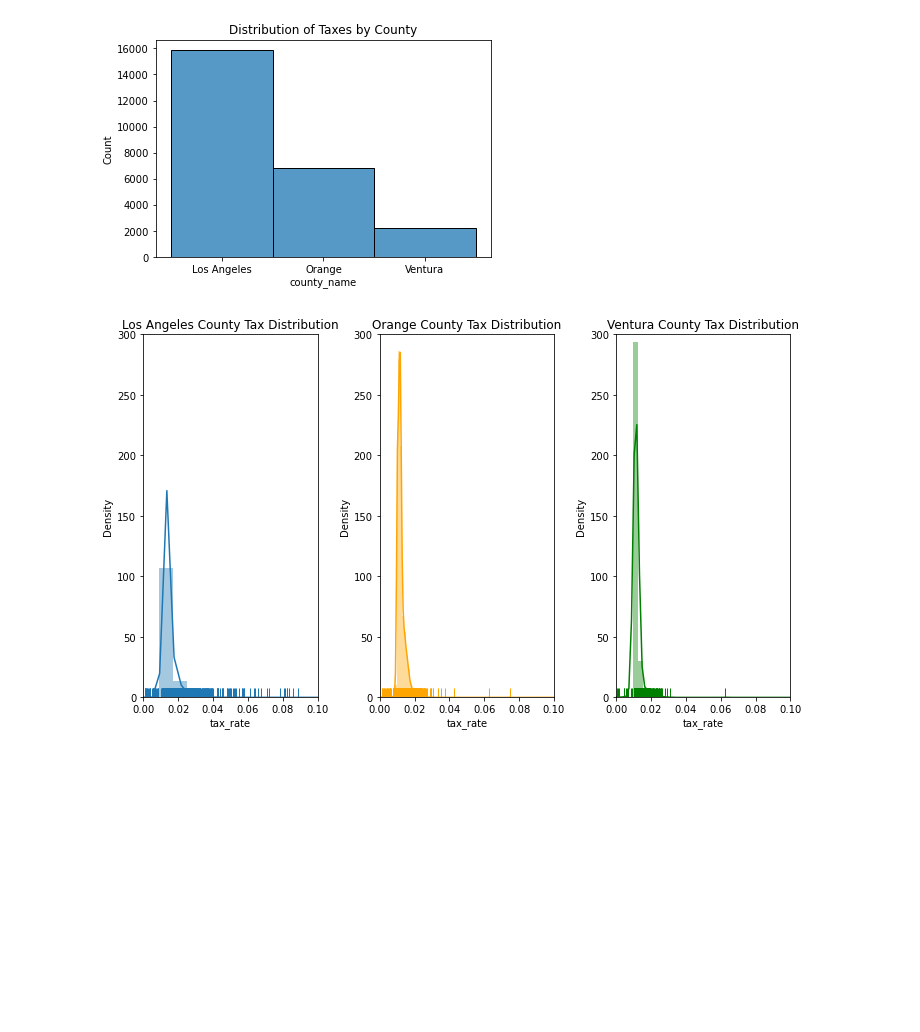
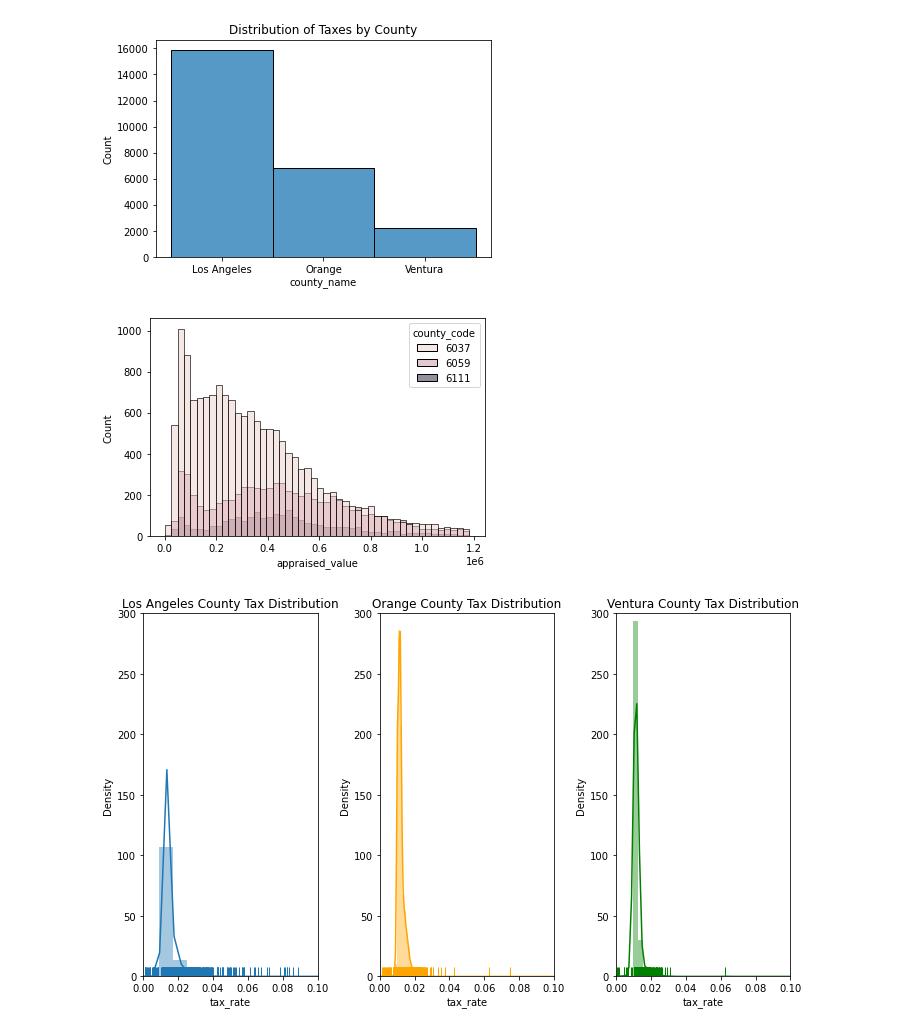
Before and after one commit to chadallen210/zillow-regression-project, a Jupyter notebook: workbook.ipynb, the cells around one changed output. Saved outputs shown, nothing was run; the diff lists cells and outputs as text; code cells hidden in the pictures; blank space fills up the shorter version.

```diff
--- a/workbook.ipynb
+++ b/workbook.ipynb
@@ -824,6 +824,11 @@ plt.title('Distribution of Taxes by County')
 plt.show()
 # %% [output]
 [figure]
+# %%
+sns.histplot(data=df, x='appraised_value', hue='county_code')
+plt.show()
+# %% [output]
+[figure, added]
 # %%
 # Visualization showing side-by-side comparison of County Tax Rate
 
```
